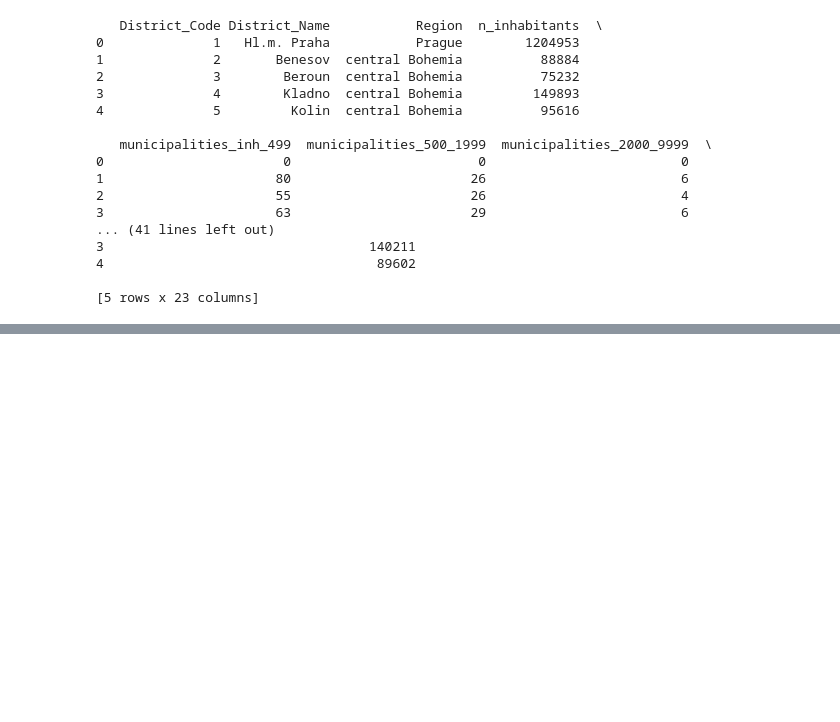
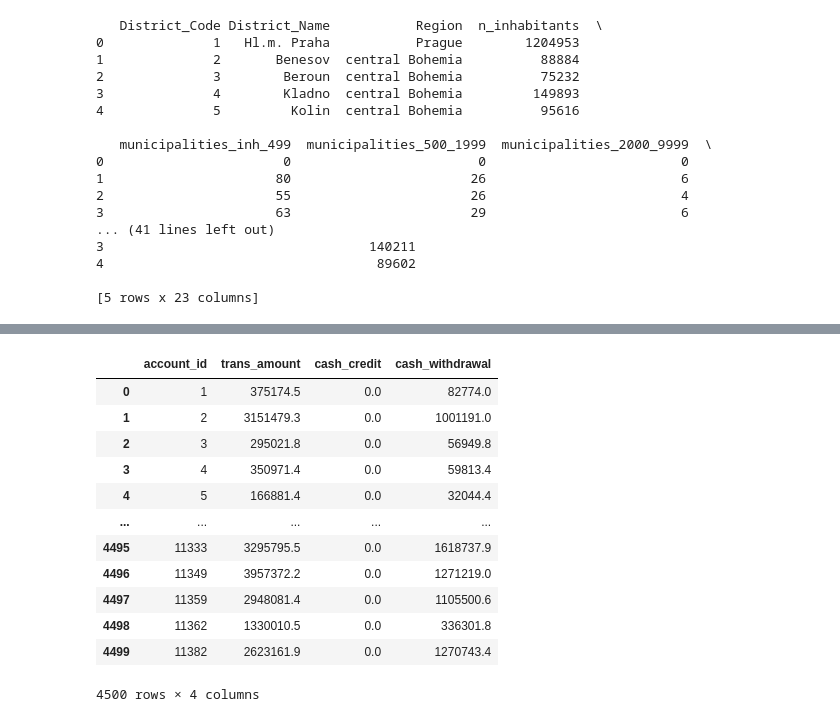
Before and after one commit to vinayrajagopalan7891/Descriptive-Analysis-Berka, a Jupyter notebook: Group_Project.ipynb, the cells around one changed output, grey strips where cells are left out. Cells and saved outputs as stored; diff of their text form; code cells hidden in the pictures; blank space fills up the shorter version.

```diff
--- a/Group_Project.ipynb
+++ b/Group_Project.ipynb
@@ -419,0 +558,10 @@ Name: account, Length: 7665, dtype: int64
+# %%
+#dropping varibales used to calculate rfm_score
+rfm_df = rfm_df.drop(columns =['r_rank', 'f_rank','m_rank','r_rank_norm','f_rank_norm','m_rank_norm'])
+# %%
+# # Segment Accounts based on RFM score
+# 0 - 30 - Low Value
+# 30 - 70 - Gold
+# 70 - 100 - Platinum
+rfm_df["account_segment"]=np.where(rfm_df['rfm_Score'] > 70 ,"Platinum",
+                                   (np.where(rfm_df['rfm_Score'] < 30 , "Low value" ,"Gold")))
@@ -419,0 +606,29 @@ Name: account, Length: 7665, dtype: int64
+# %%
+trans["cash_credit"] = 0
+trans["cash_withdrawal"] = 0
+
+
+trans.loc[trans['trans_mode'] == 'cash_credit', 'cash_credit'] = trans.loc[trans['trans_mode'] == 'cash_credit','trans_amount']
+
+
+trans.loc[trans['trans_mode'] == 'cash_withdrawal', 'cash_withdrawal'] = trans.loc[trans['trans_mode'] == 'cash_withdrawal','trans_amount']
+
+
+trans_temp = trans.groupby(['account_id'], as_index = False).agg({'trans_amount' : 'sum','cash_credit' : 'sum',
+                                                               'cash_withdrawal' : 'sum'})
+
+trans_temp
+# %% [output]
+|  | account_id | trans_amount | cash_credit | cash_withdrawal |
+| 0 | 1 | 375174.5 | 0.0 | 82774.0 |
+| 1 | 2 | 3151479.3 | 0.0 | 1001191.0 |
+| 2 | 3 | 295021.8 | 0.0 | 56949.8 |
+| 3 | 4 | 350971.4 | 0.0 | 59813.4 |
+| 4 | 5 | 166881.4 | 0.0 | 32044.4 |
+| ... | ... | ... | ... | ... |
+| 4495 | 11333 | 3295795.5 | 0.0 | 1618737.9 |
+| 4496 | 11349 | 3957372.2 | 0.0 | 1271219.0 |
+| 4497 | 11359 | 2948081.4 | 0.0 | 1105500.6 |
+| 4498 | 11362 | 1330010.5 | 0.0 | 336301.8 |
+| 4499 | 11382 | 2623161.9 | 0.0 | 1270743.4 |
+4500 rows × 4 columns
```
Also changed, not shown: parts of 60 cells of this notebook.
